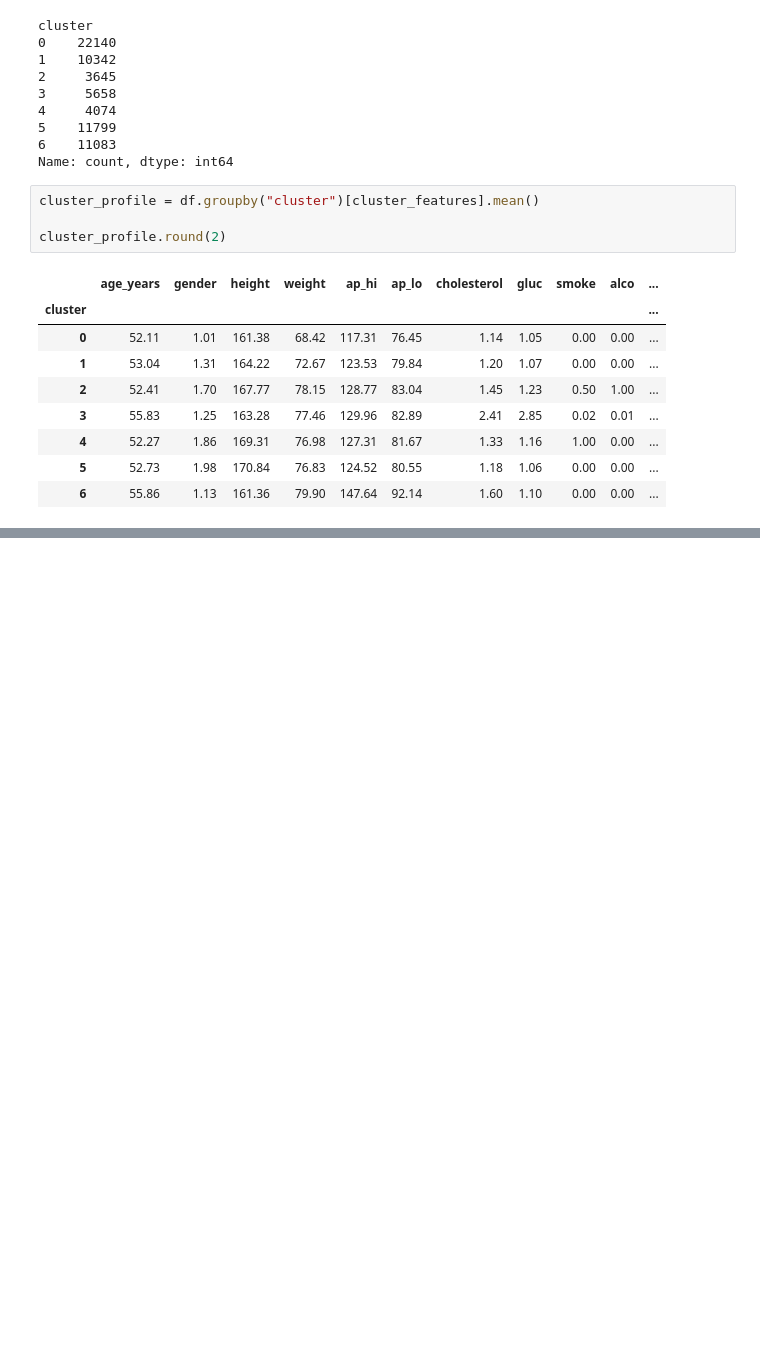
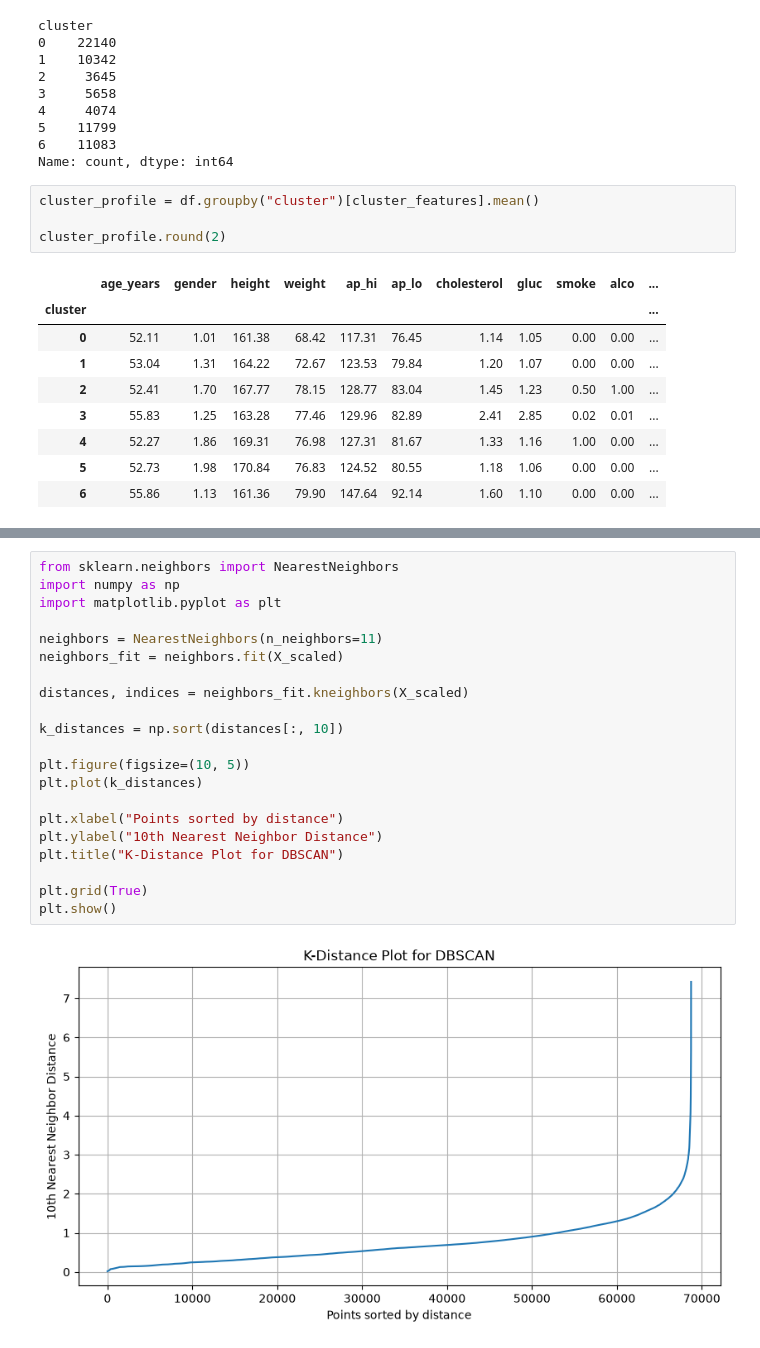
Before and after one commit to balsamkhaleel/Internship-Ai-ML, a Jupyter notebook: project/Cardiac_Patient_Monitoring.ipynb, the cells around one changed output, grey strips where cells are left out. Cells and saved outputs as stored; diff of their text form; blank space fills up the shorter version.

```diff
--- a/project/Cardiac_Patient_Monitoring.ipynb
+++ b/project/Cardiac_Patient_Monitoring.ipynb
@@ -1807,0 +1891,23 @@ cluster_profile.round(2)
+# %%
+from sklearn.neighbors import NearestNeighbors
+import numpy as np
+import matplotlib.pyplot as plt
+
+neighbors = NearestNeighbors(n_neighbors=11)
+neighbors_fit = neighbors.fit(X_scaled)
+
+distances, indices = neighbors_fit.kneighbors(X_scaled)
+
+k_distances = np.sort(distances[:, 10])
+
+plt.figure(figsize=(10, 5))
+plt.plot(k_distances)
+
+plt.xlabel("Points sorted by distance")
+plt.ylabel("10th Nearest Neighbor Distance")
+plt.title("K-Distance Plot for DBSCAN")
+
+plt.grid(True)
+plt.show()
+# %% [output]
+[figure, added]
```
Also changed, not shown: parts of 15 cells of this notebook, 1 other file.
